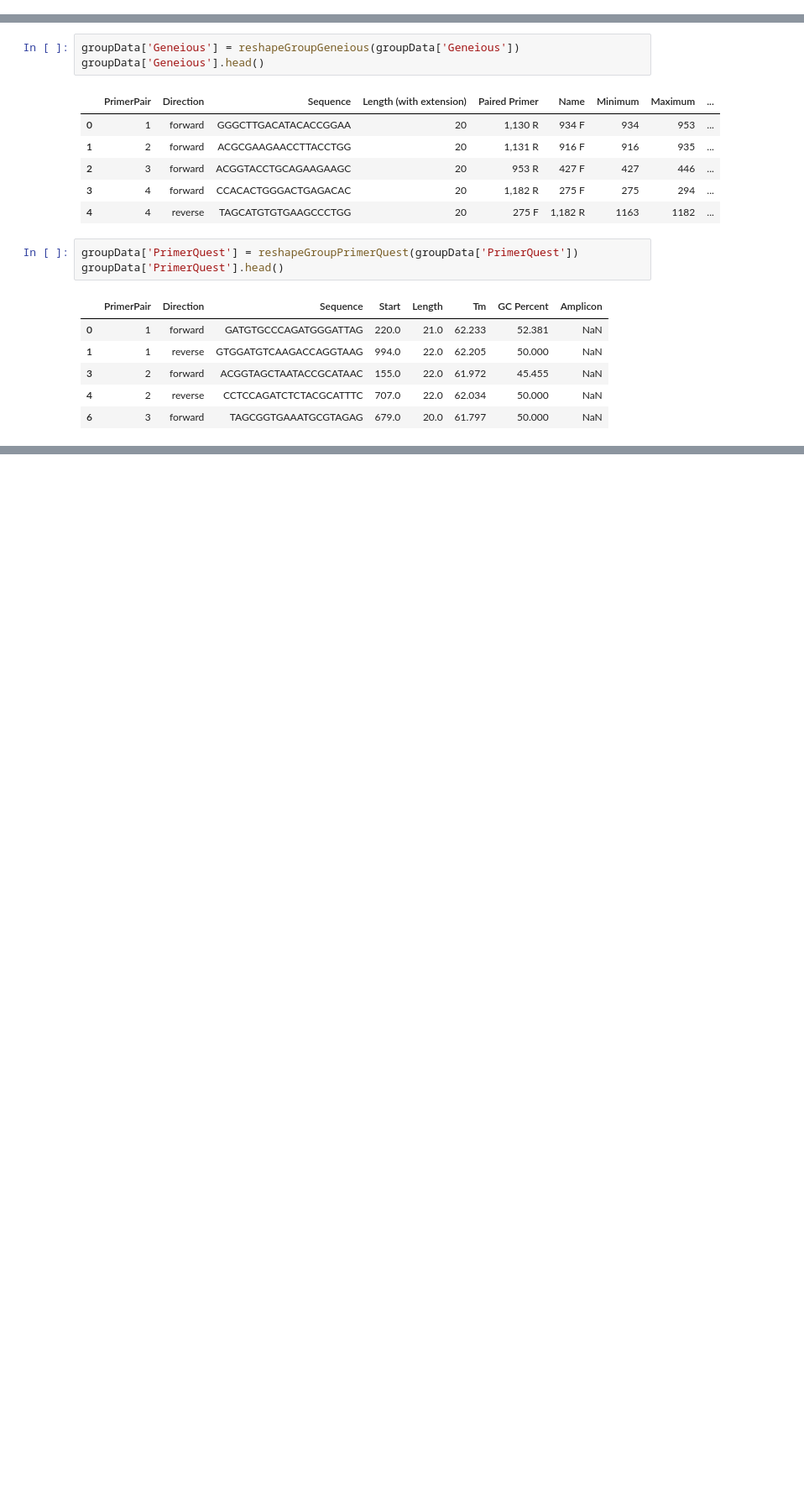
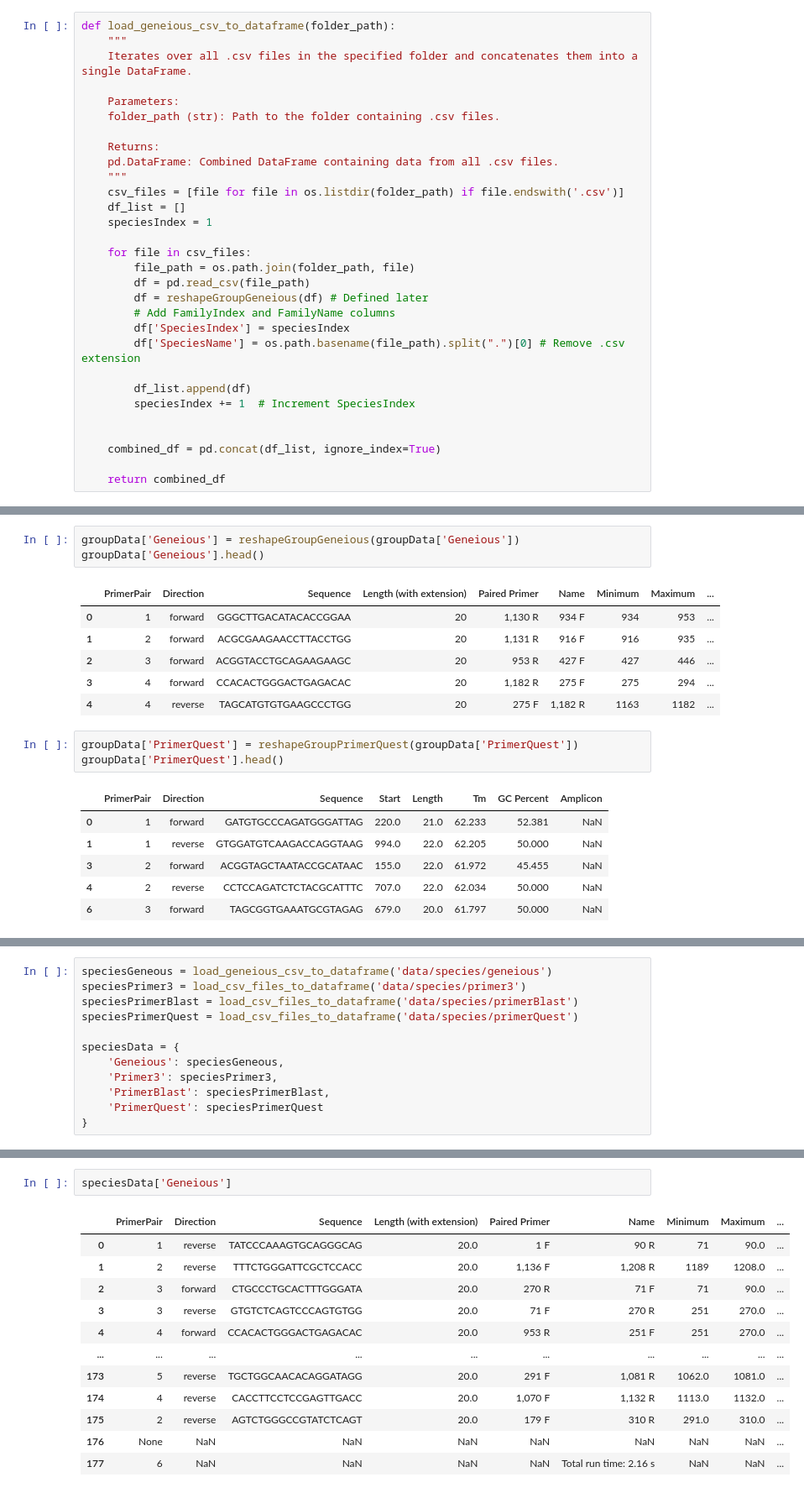
Before and after one commit to Zephyr709/3550-Bioinformatics, a Jupyter notebook: project/primerAnalysis.ipynb, the cells around one changed output, grey strips where cells are left out. Shown at 84% size. Cells and saved outputs as stored; diff of their text form; blank space fills up the shorter version.

```diff
--- a/project/primerAnalysis.ipynb
+++ b/project/primerAnalysis.ipynb
@@ -162 +254,31 @@ def reshapeGroupPrimerBlast(dataframe):
+# %%
+def load_geneious_csv_to_dataframe(folder_path):
+    """
+    Iterates over all .csv files in the specified folder and concatenates them into a single DataFrame.
+
+    Parameters:
+    folder_path (str): Path to the folder containing .csv files.
+
+    Returns:
+    pd.DataFrame: Combined DataFrame containing data from all .csv files.
+    """
+    csv_files = [file for file in os.listdir(folder_path) if file.endswith('.csv')]
+    df_list = []
+    speciesIndex = 1
+
+    for file in csv_files:
+        file_path = os.path.join(folder_path, file)
+        df = pd.read_csv(file_path)
+        df = reshapeGroupGeneious(df) # Defined later
+        # Add FamilyIndex and FamilyName columns
+        df['SpeciesIndex'] = speciesIndex
+        df['SpeciesName'] = os.path.basename(file_path).split(".")[0] # Remove .csv extension
+
+        df_list.append(df)
+        speciesIndex += 1  # Increment SpeciesIndex
+
+
+    combined_df = pd.concat(df_list, ignore_index=True)
+
+    return combined_df
 # %% [markdown]
@@ -387,0 +622,12 @@ groupData['PrimerQuest'].head()
+# %%
+speciesGeneous = load_geneious_csv_to_dataframe('data/species/geneious')
+speciesPrimer3 = load_csv_files_to_dataframe('data/species/primer3')
+speciesPrimerBlast = load_csv_files_to_dataframe('data/species/primerBlast')
+speciesPrimerQuest = load_csv_files_to_dataframe('data/species/primerQuest')
+
+speciesData = {
+    'Geneious': speciesGeneous,
+    'Primer3': speciesPrimer3,
+    'PrimerBlast': speciesPrimerBlast,
+    'PrimerQuest': speciesPrimerQuest
+}
@@ -387,0 +636,15 @@ groupData['PrimerQuest'].head()
+# %%
+speciesData['Geneious']
+# %% [output]
+|  | PrimerPair | Direction | Sequence | Length (with extension) | Paired Primer | Name | Minimum | Maximum | ... |
+| 0 | 1 | reverse | TATCCCAAAGTGCAGGGCAG | 20.0 | 1 F | 90 R | 71 | 90.0 | ... |
+| 1 | 2 | reverse | TTTCTGGGATTCGCTCCACC | 20.0 | 1,136 F | 1,208 R | 1189 | 1208.0 | ... |
+| 2 | 3 | forward | CTGCCCTGCACTTTGGGATA | 20.0 | 270 R | 71 F | 71 | 90.0 | ... |
+| 3 | 3 | reverse | GTGTCTCAGTCCCAGTGTGG | 20.0 | 71 F | 270 R | 251 | 270.0 | ... |
+| 4 | 4 | forward | CCACACTGGGACTGAGACAC | 20.0 | 953 R | 251 F | 251 | 270.0 | ... |
+| ... | ... | ... | ... | ... | ... | ... | ... | ... | ... |
+| 173 | 5 | reverse | TGCTGGCAACACAGGATAGG | 20.0 | 291 F | 1,081 R | 1062.0 | 1081.0 | ... |
+| 174 | 4 | reverse | CACCTTCCTCCGAGTTGACC | 20.0 | 1,070 F | 1,132 R | 1113.0 | 1132.0 | ... |
+| 175 | 2 | reverse | AGTCTGGGCCGTATCTCAGT | 20.0 | 179 F | 310 R | 291.0 | 310.0 | ... |
+| 176 | None | NaN | NaN | NaN | NaN | NaN | NaN | NaN | ... |
+| 177 | 6 | NaN | NaN | NaN | NaN | Total run time: 2.16 s | NaN | NaN | ... |
```
Also changed, not shown: parts of 41 cells of this notebook.
